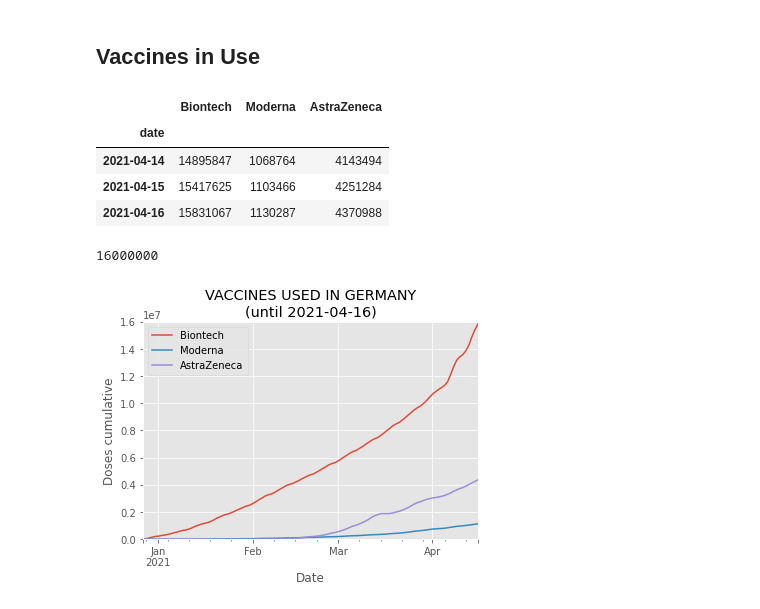
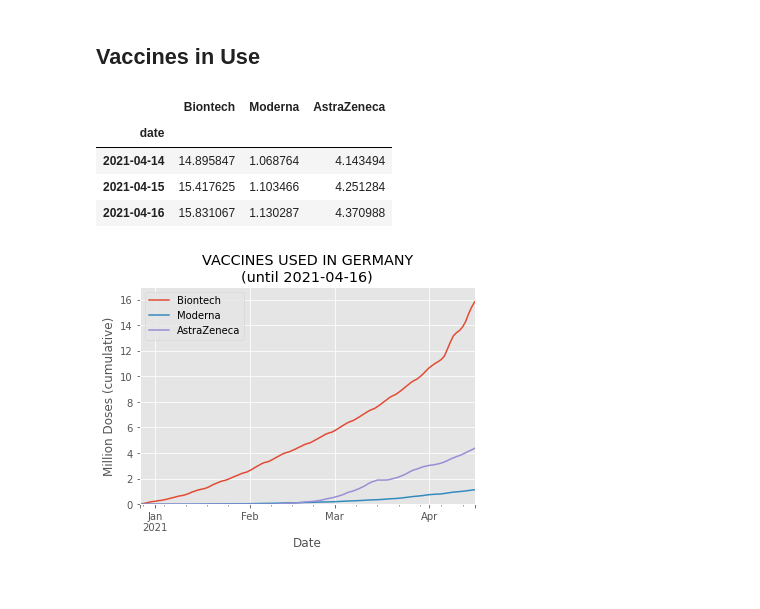
Before and after one commit to RuedigerVoigt/track-covid-19, a Jupyter notebook: vaccination.ipynb, the cells around one changed output. Drawn from its saved outputs; the diff is of its cells as text; code cells hidden in the pictures.

```diff
--- a/vaccination.ipynb
+++ b/vaccination.ipynb
@@ -254,33 +264,33 @@ plt.show()
 # %% [markdown]
 ## Vaccines in Use
 # %%
-vaccine_use = vaccinations.loc[ : , ['date', 'dosen_biontech_kumulativ', 'dosen_moderna_kumulativ', 'dosen_astrazeneca_kumulativ']]
+vaccine_use = vaccinations.loc[ : , ['date', 'dosen_biontech_kumulativ',
+                                     'dosen_moderna_kumulativ',
+                                     'dosen_astrazeneca_kumulativ']]
 # Rename columns
 vaccine_use.columns = ['date', 'Biontech', 'Moderna', 'AstraZeneca']
 # make 'date' an index
 vaccine_use.set_index('date', inplace=True)
+# divide columns by 1 million
+vaccine_use["Biontech"] = vaccine_use["Biontech"] / 1_000_000
+vaccine_use["Moderna"] = vaccine_use["Moderna"] / 1_000_000
+vaccine_use["AstraZeneca"] = vaccine_use["AstraZeneca"] / 1_000_000
 vaccine_use.tail(3)
 # %% [output]
 |  | Biontech | Moderna | AstraZeneca |
 | date |  |  |  |
-| 2021-04-14 | 14895847 | 1068764 | 4143494 |
-| 2021-04-15 | 15417625 | 1103466 | 4251284 |
-| 2021-04-16 | 15831067 | 1130287 | 4370988 |
+| 2021-04-14 | 14.895847 | 1.068764 | 4.143494 |
+| 2021-04-15 | 15.417625 | 1.103466 | 4.251284 |
+| 2021-04-16 | 15.831067 | 1.130287 | 4.370988 |
-# %%
-# To get the maximum for the y axis, round the highest
-# number of doses up to the next million
-max_doses = math.ceil(max(vaccine_use.iloc[-1]) / 10**6) * 10**6
-max_doses
-# %% [output]
-16000000
 # %%
 vaccines_used = vaccine_use.plot(
-    ylim=(0,max_doses),
+    # as it is cumulative, the last row must contain the single highest number
+    ylim=(0,math.ceil(max(vaccine_use.iloc[-1]))+1),
     xlabel='Date',
-    ylabel='Doses cumulative',
+    ylabel='Million Doses (cumulative)',
     title=f"VACCINES USED IN GERMANY\n(until {last_update})")
 # %% [output]
-[figure, old version]
+[figure, new version]
 # %%
 fig = vaccines_used.get_figure()
 fig.savefig('img/vaccines_used_in_germany.png')
```
Also changed, not shown: parts of 29 cells of this notebook, 3 other files.
